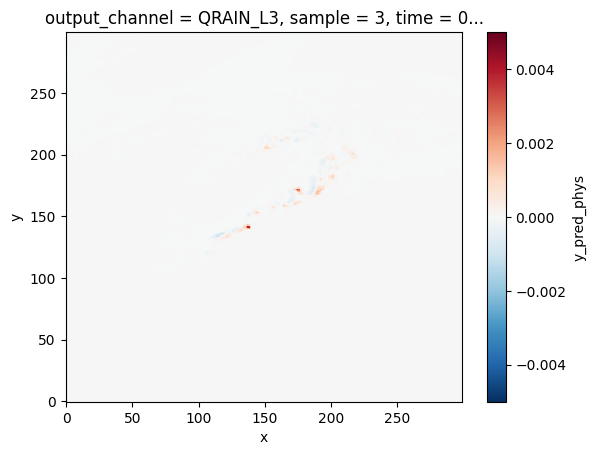
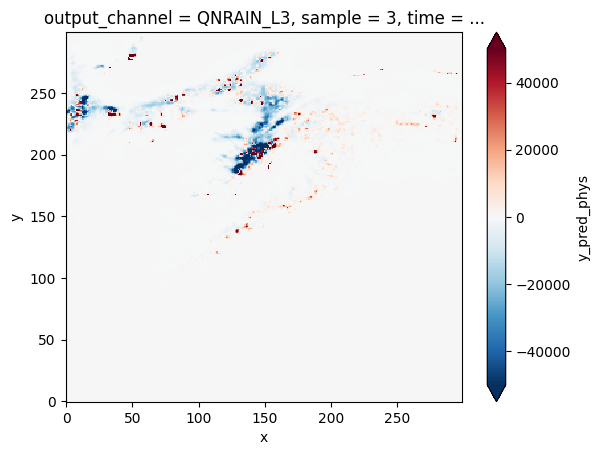
Code edit (unified diff) that turned the first committed figure into the second:
--- before
+++ after
@@ -1 +1 @@
-ds_denorm['y_pred_phys'].sel(output_channel='QRAIN_L3').isel(sample=3).plot(cmap='RdBu_r',vmin=-2e-3, vmax=2e-3)
+ds_denorm['y_pred_phys'].sel(output_channel='QNRAIN_L3').isel(sample=3).plot(cmap='RdBu_r',vmin=-5e4, vmax=5e4)

Commit: update microphysical loss constraint